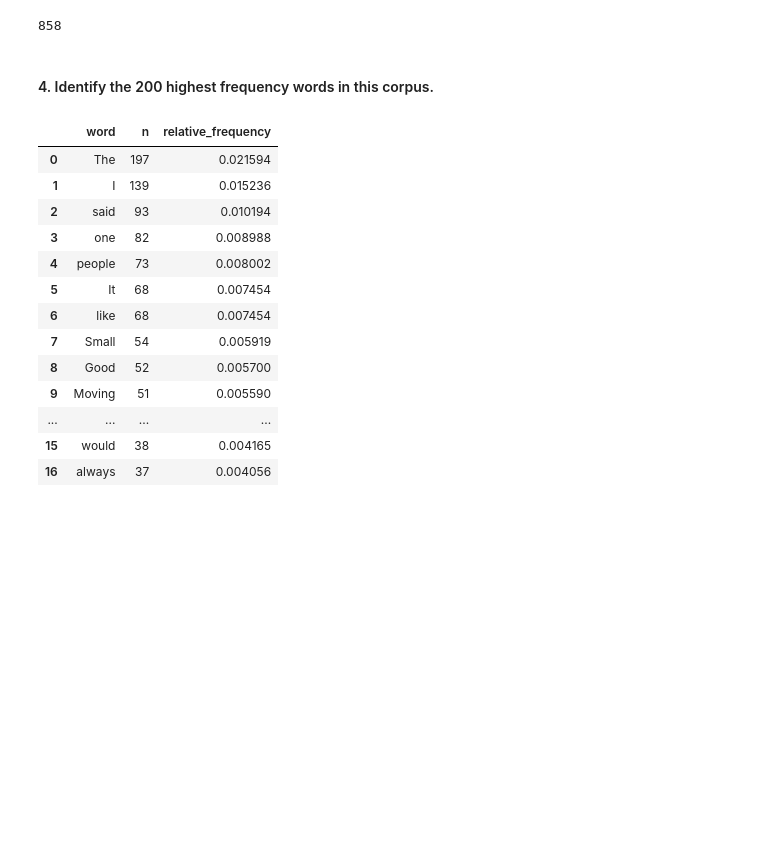
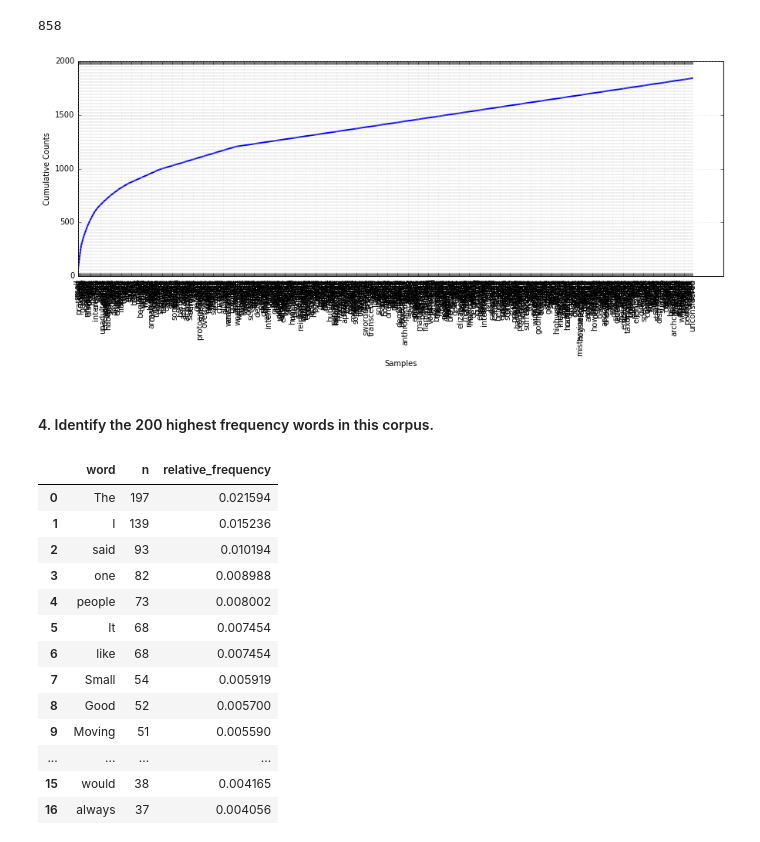
Before and after one commit to Galanopoulog/DATA620-Assignment-5, a Jupyter notebook: Week 4 - Assignment 5.ipynb, the cells around one changed output. Cells and saved outputs as stored; diff of their text form; code cells hidden in the pictures; blank space fills up the shorter version.

```diff
--- a/Week 4 - Assignment 5.ipynb
+++ b/Week 4 - Assignment 5.ipynb
@@ -77,6 +91,12 @@ topcount.head(10)
 len(topcount)
 # %% [output]
 858
+# %%
+# Cumulative frequency
+plt.figure(figsize=(15,5))
+topunique.plot(858, cumulative=True)
+# %% [output]
+[figure, added]
 # %% [markdown]
 #### 4. Identify the 200 highest frequency words in this corpus.
 # %%
```
Also changed, not shown: parts of 4 cells of this notebook.
